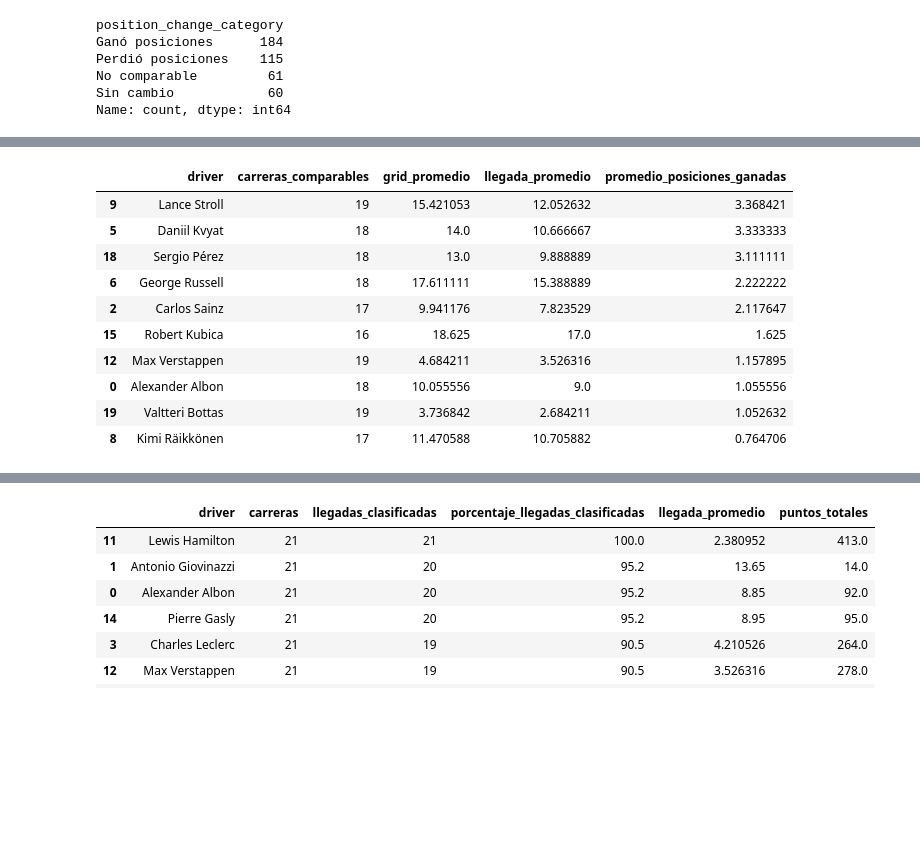
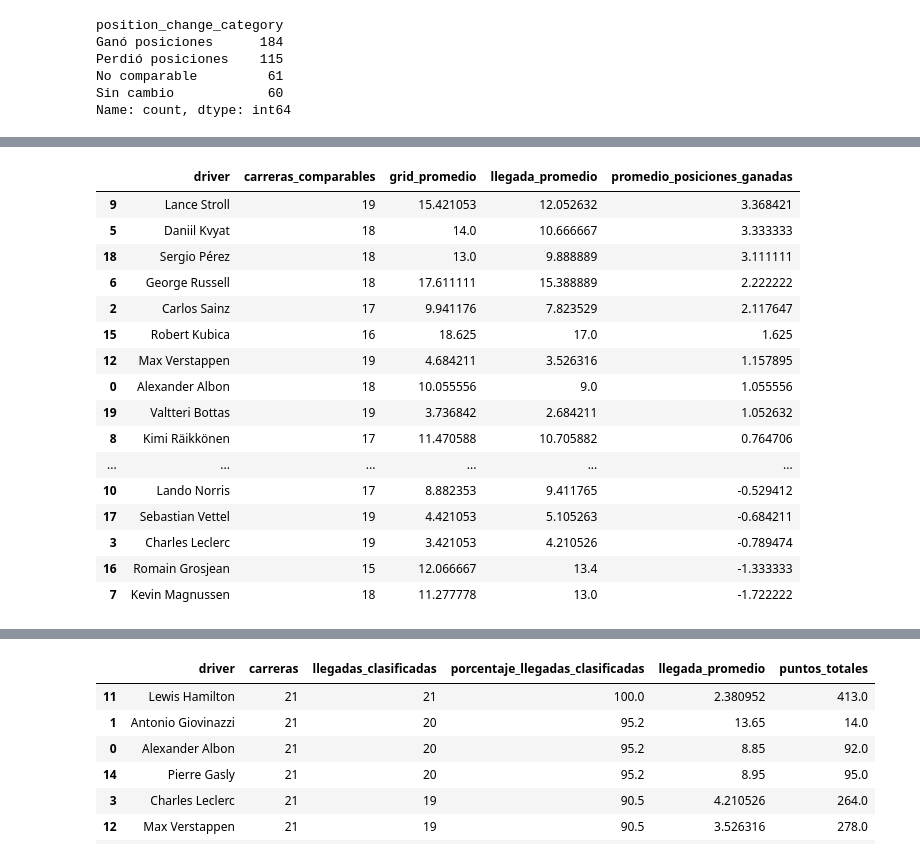
Before and after one commit to Marcos1750/f1-performance-explorer, a Jupyter notebook: notebooks/f1_performance_explorer.ipynb, the cells around one changed output, grey strips where cells are left out. Drawn from its saved outputs; the diff is of its cells as text; code cells hidden in the pictures; blank space fills up the shorter version.

```diff
--- a/notebooks/f1_performance_explorer.ipynb
+++ b/notebooks/f1_performance_explorer.ipynb
@@ -1068,30 +1041,36 @@ driver_position_summary.head(10)
 # %%
 driver_start_finish_summary = (
     analysis_clean
     .dropna(subset=["position_gained"])
     .groupby("driver", as_index=False)
     .agg(
         carreras_comparables=("position_gained", "count"),
         grid_promedio=("grid", "mean"),
         llegada_promedio=("finish_position", "mean"),
         promedio_posiciones_ganadas=("position_gained", "mean"),
     )
     .sort_values("promedio_posiciones_ganadas", ascending=False)
 )
 
-driver_start_finish_summary.head(10)
+driver_start_finish_summary.head(20)
 # %% [output]
 |  | driver | carreras_comparables | grid_promedio | llegada_promedio | promedio_posiciones_ganadas |
 | 9 | Lance Stroll | 19 | 15.421053 | 12.052632 | 3.368421 |
 | 5 | Daniil Kvyat | 18 | 14.0 | 10.666667 | 3.333333 |
 | 18 | Sergio Pérez | 18 | 13.0 | 9.888889 | 3.111111 |
 | 6 | George Russell | 18 | 17.611111 | 15.388889 | 2.222222 |
 | 2 | Carlos Sainz | 17 | 9.941176 | 7.823529 | 2.117647 |
 | 15 | Robert Kubica | 16 | 18.625 | 17.0 | 1.625 |
 | 12 | Max Verstappen | 19 | 4.684211 | 3.526316 | 1.157895 |
 | 0 | Alexander Albon | 18 | 10.055556 | 9.0 | 1.055556 |
 | 19 | Valtteri Bottas | 19 | 3.736842 | 2.684211 | 1.052632 |
 | 8 | Kimi Räikkönen | 17 | 11.470588 | 10.705882 | 0.764706 |
+| ... | ... | ... | ... | ... | ... |
+| 10 | Lando Norris | 17 | 8.882353 | 9.411765 | -0.529412 |
+| 17 | Sebastian Vettel | 19 | 4.421053 | 5.105263 | -0.684211 |
+| 3 | Charles Leclerc | 19 | 3.421053 | 4.210526 | -0.789474 |
+| 16 | Romain Grosjean | 15 | 12.066667 | 13.4 | -1.333333 |
+| 7 | Kevin Magnussen | 18 | 11.277778 | 13.0 | -1.722222 |
 # %%
 driver_performance_summary = (
     analysis_clean
```
Also changed, not shown: parts of 23 cells of this notebook, 1 other file.
